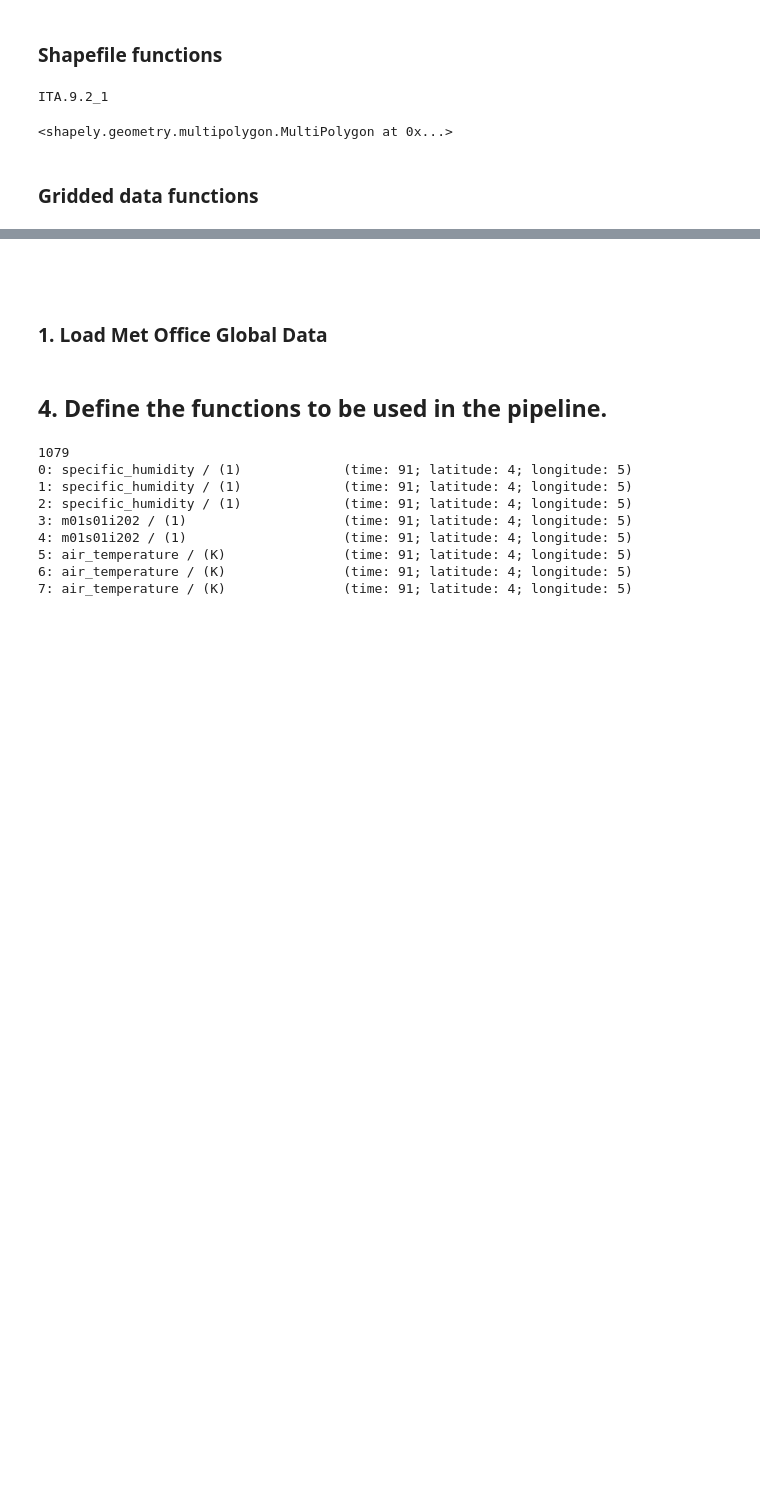
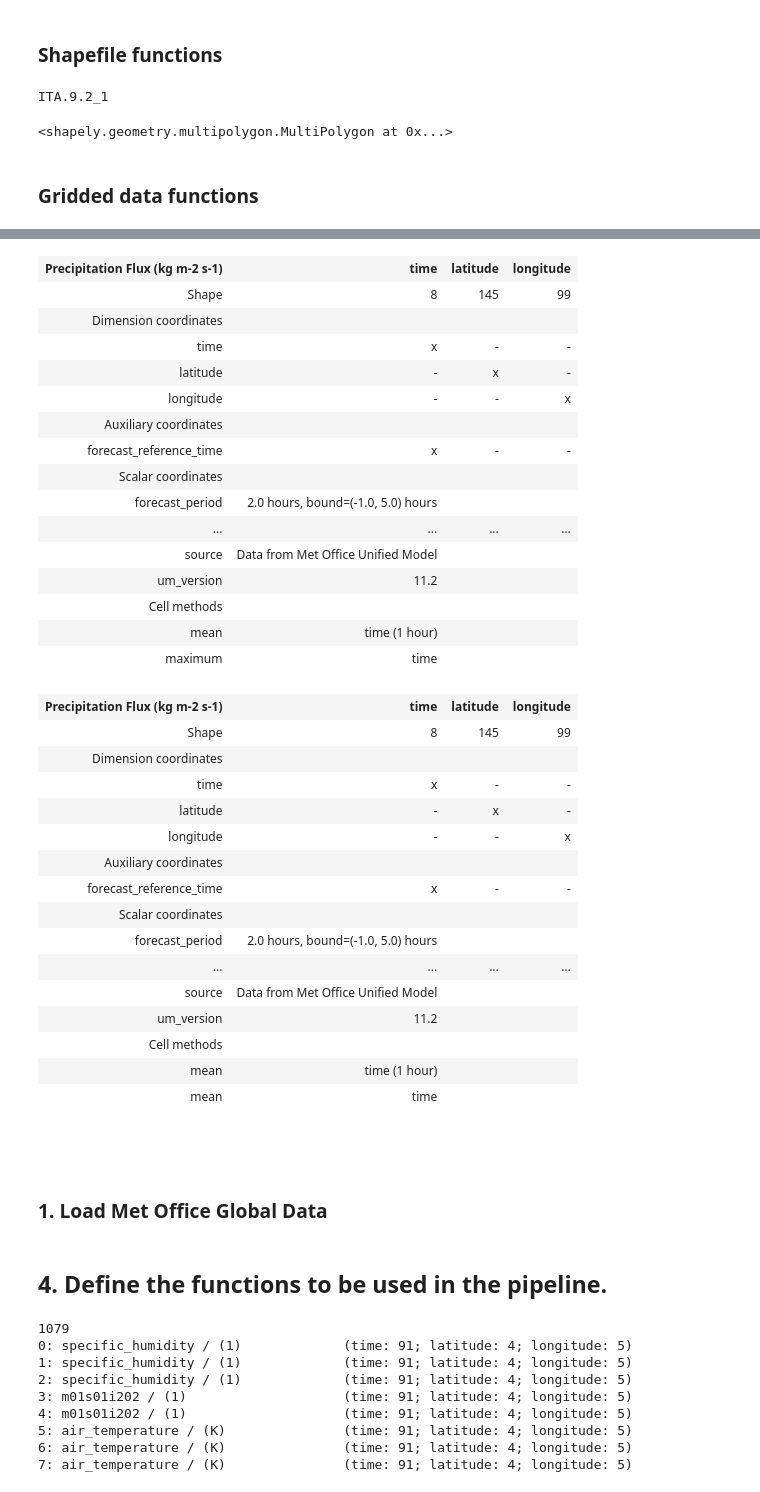
Before and after one commit to informatics-lab/covid-19_shapecutter, a Jupyter notebook: extract_regional_data_using_shapefile.ipynb, the cells around one changed output, grey strips where cells are left out. Drawn from its saved outputs; the diff is of its cells as text; code cells hidden in the pictures; blank space fills up the shorter version.

Commit message:
update to extract_collapse_df - untested

```diff
--- a/extract_regional_data_using_shapefile.ipynb
+++ b/extract_regional_data_using_shapefile.ipynb
@@ -374,0 +402,4 @@ def extract(location, cubes=shape_cubes, **kwargs):
+# %%
+data_cols = tuple(sorted(parse_data_name(cube) for cube in shape_cubes))
+COLUMNS_DF = COLUMNS + tuple(['date']) + data_cols
+COLUMNS_DF
@@ -374,0 +424,5 @@ def extract(location, cubes=shape_cubes, **kwargs):
+# %%
+region = get_shape_record(rand_id())
+length = 4
+data = {name: [region.attributes[name]]*length for name in COLUMNS}
+pd.DataFrame(data)
@@ -375,21 +435,63 @@ def extract(location, cubes=shape_cubes, **kwargs):
 # %%
-def extract_collapse_df(location, cubes=shape_cubes, **kwargs):
-    region = get_shape_record(location, **kwargs)
-    cutter = shape.Shape(region.geometry, region.attributes, coord_system=CRS)
-    cut_cubes = cutter.extract_subcubes(cubes)
-    cubes_col = [cube.collapsed(['latitude','longitude'], iris.analysis.MEAN) for cube in cut_cubes]
-    time = cubes_col[0].coord('time')
+def extract_collapse_df(shape_id, cubes=shape_cubes, **kwargs):
+    '''
+
+    '''
+    #Subset cubes to geometry of shape_id
+    sub_cubes = extract(shape_id, cubes, **kwargs)
+
+    #Collapse cubes across x and y coords with to get mean and variance
+    mean_cubes = [cube.collapsed([cube.coord(axis='x'),cube.coord(axis='y')], iris.analysis.MEAN) for cube in sub_cubes]
+    var_cubes = [cube.collapsed([cube.coord(axis='x'),cube.coord(axis='y')], iris.analysis.VARIANCE) for cube in sub_cubes]
+
+    #Line up data and column names for Pandas DataFrame
+    time = mean_cubes[0].coord('time')
     length = len(time.points)
-    data = {'objectid': [location]*length,
-            'fips': [region.attributes['FIPS']]*length,
-            'county_name': [region.attributes['NAME']]*length,
-            'state_name': [region.attributes['STATE_NAME']]*length,
-            'date': [get_date(cell.point) for cell in time.cells()]}
-    data.update({parse_data_name(cube): cube.data for cube in cubes_col})
+    data = {name: [region.attributes[name]]*length for name in COLUMNS}
+    data.update({'date': [get_date(cell.point) for cell in time.cells()]})
+    data.update({parse_data_name(cube, 'mean'): cube.data for cube in mean_cubes})
+    data.update({parse_data_name(cube, 'var'): cube.data for cube in var_cubes})
 
-    df = pd.DataFrame(data, columns=COL_ORDER)
+    #Create DataFrame
+    df = pd.DataFrame(data, columns=COLUMNS_DF)
 
     return df
+# %%
+cblst = shape_cubes[0:2]
+extract_collapse_df(rand_id, cblst)
+# %% [output]
+| Precipitation Flux (kg m-2 s-1) | time | latitude | longitude |
+| Shape | 8 | 145 | 99 |
+| Dimension coordinates |  |  |  |
+| time | x | - | - |
+| latitude | - | x | - |
+| longitude | - | - | x |
+| Auxiliary coordinates |  |  |  |
+| forecast_reference_time | x | - | - |
+| Scalar coordinates |  |  |  |
+| forecast_period | 2.0 hours, bound=(-1.0, 5.0) hours |  |  |
+| ... | ... | ... | ... |
+| source | Data from Met Office Unified Model |  |  |
+| um_version | 11.2 |  |  |
+| Cell methods |  |  |  |
+| mean | time (1 hour) |  |  |
+| maximum | time |  |  |
+| Precipitation Flux (kg m-2 s-1) | time | latitude | longitude |
+| Shape | 8 | 145 | 99 |
+| Dimension coordinates |  |  |  |
+| time | x | - | - |
+| latitude | - | x | - |
+| longitude | - | - | x |
+| Auxiliary coordinates |  |  |  |
+| forecast_reference_time | x | - | - |
+| Scalar coordinates |  |  |  |
+| forecast_period | 2.0 hours, bound=(-1.0, 5.0) hours |  |  |
+| ... | ... | ... | ... |
+| source | Data from Met Office Unified Model |  |  |
+| um_version | 11.2 |  |  |
+| Cell methods |  |  |  |
+| mean | time (1 hour) |  |  |
+| mean | time |  |  |
 # %% [markdown]
 ###
 # %% [markdown]
```
Also changed, not shown: parts of 11 cells of this notebook.
